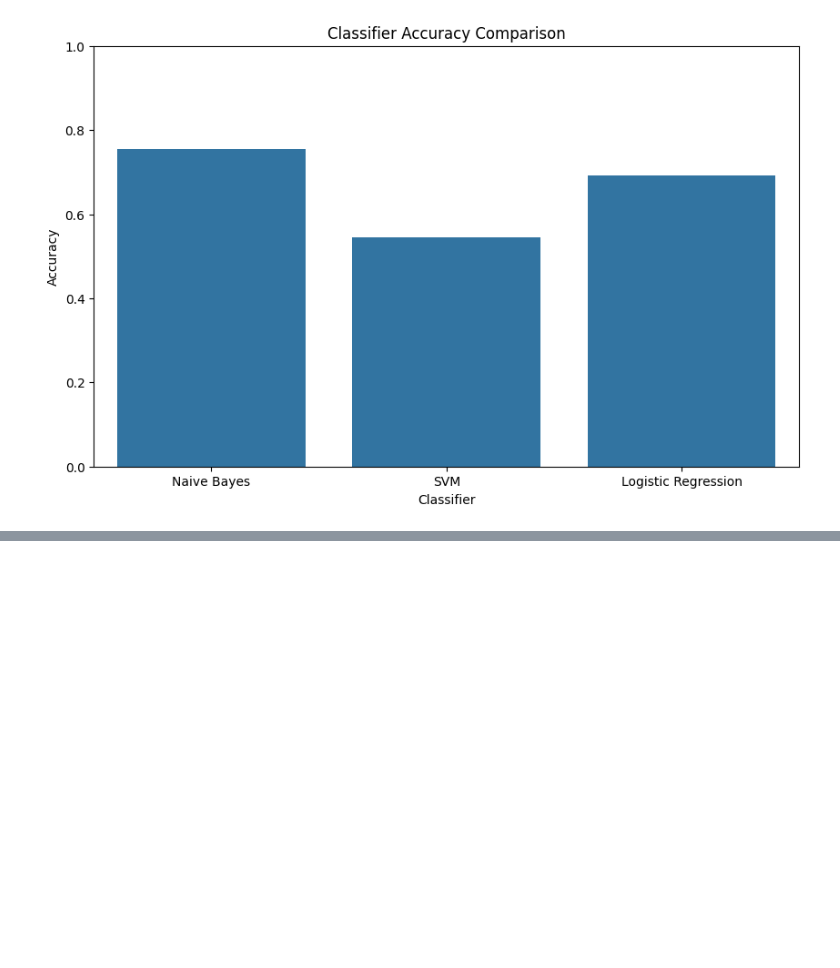
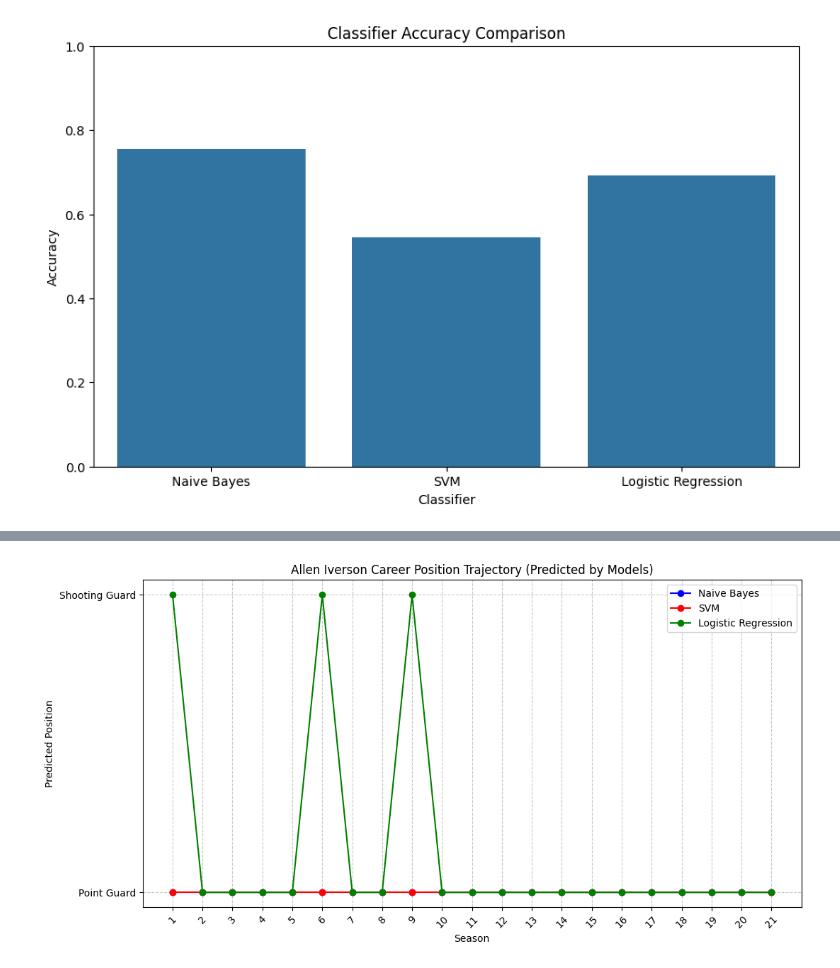
Before and after one commit to liuhengche/2324, a Jupyter notebook: project/positions/format.ipynb, the cells around one changed output, grey strips where cells are left out. Saved outputs shown, nothing was run; the diff lists cells and outputs as text; code cells hidden in the pictures; blank space fills up the shorter version.

```diff
--- a/project/positions/format.ipynb
+++ b/project/positions/format.ipynb
@@ -353,0 +528,96 @@ Please also refer to the documentation for alternative solver options:
+# %%
+import pandas as pd
+from sklearn.naive_bayes import GaussianNB
+from sklearn.svm import SVC
+from sklearn.linear_model import LogisticRegression
+import matplotlib.pyplot as plt
+
+# Load the training dataset
+data = pd.read_csv('basketball_stats.csv')
+X_train = data[['H', 'W', '3PA']]
+y_train = data['POS']
+
+# Initialize and train models
+nb = GaussianNB()
+svm = SVC()
+lr = LogisticRegression(max_iter=1000)
+models = {'Naive Bayes': nb, 'SVM': svm, 'Logistic Regression': lr}
+
+for model in models.values():
+    model.fit(X_train, y_train)
+
+# Load player datasets
+players = {
+    'Allen Iverson': pd.read_csv('allen_iverson.csv'),
+    'James Harden': pd.read_csv('james_harden.csv'),
+    'LeBron James': pd.read_csv('lebron_james.csv')
+}
+
+# POS value to position mapping
+pos_mapping = {
+    1: 'Point Guard',
+    2: 'Shooting Guard',
+    3: 'Small Forward',
+    4: 'Power Forward',
+    5: 'Center'
+}
+
+
+def plot_career_trajectory(player_name, player_data):
+    # Prepare features for all seasons and next season (using last season's data)
+    X_seasons = player_data[['H', 'W', '3PA']]
+    num_seasons = len(X_seasons)
+    seasons = range(1, num_seasons + 1)  # Historical seasons (1-based index)
+
+    # Predict positions for all historical seasons (for visualization, though not typical; here we assume each season's features predict its position)
+    # Note: In reality, positions are stable, but this shows model predictions per season's stats
+    pred_nb = [models['Naive Bayes'].predict([row])[0] for _, row in X_seasons.iterrows()]
+    pred_svm = [models['SVM'].predict([row])[0] for _, row in X_seasons.iterrows()]
+    pred_lr = [models['Logistic Regression'].predict([row])[0] for _, row in X_seasons.iterrows()]
+
+    # Predict next season using last season's data
+    next_season_pred = {
+        'Naive Bayes': models['Naive Bayes'].predict(X_seasons.iloc[-1:])[0],
+        'SVM': models['SVM'].predict(X_seasons.iloc[-1:])[0],
+        'Logistic Regression': models['Logistic Regression'].predict(X_seasons.iloc[-1:])[0]
+    }
+
+    # Extend seasons and predictions for next season
+    seasons_with_next = list(seasons) + [num_seasons + 1]
+    pred_nb.append(next_season_pred['Naive Bayes'])
+    pred_svm.append(next_season_pred['SVM'])
+    pred_lr.append(next_season_pred['Logistic Regression'])
+
+    # Map POS values to position names
+    pred_nb_names = [pos_mapping[pos] for pos in pred_nb]
+    pred_svm_names = [pos_mapping[pos] for pos in pred_svm]
+    pred_lr_names = [pos_mapping[pos] for pos in pred_lr]
+
+    # Plot
+    plt.figure(figsize=(12, 6))
+    plt.plot(seasons_with_next, pred_nb_names, marker='o', linestyle='-', label='Naive Bayes', color='blue')
+    plt.plot(seasons_with_next, pred_svm_names, marker='o', linestyle='-', label='SVM', color='red')
+    plt.plot(seasons_with_next, pred_lr_names, marker='o', linestyle='-', label='Logistic Regression', color='green')
+
+    plt.title(f'{player_name} Career Position Trajectory (Predicted by Models)')
+    plt.xlabel('Season')
+    plt.ylabel('Predicted Position')
+    plt.xticks(seasons_with_next, rotation=45)
+    plt.legend()
+    plt.grid(True, linestyle='--', alpha=0.7)
+    plt.show()
+
+
+# Generate plots for each player
+for player_name, data in players.items():
+    plot_career_trajectory(player_name, data)
+
+# Display next season predictions (optional, based on last season's data)
+print("Next Season Predictions:")
+for player_name, data in players.items():
+    last_season_features = data[['H', 'W', '3PA']].iloc[-1:]
+    predictions = {
+        model_name: pos_mapping[model.predict(last_season_features)[0]] for model_name, model in models.items()
+    }
+    print(f"{player_name}: {predictions}")
+# %% [output]
@@ -353,0 +631 @@ Please also refer to the documentation for alternative solver options:
+[figure, added]
```
Also changed, not shown: parts of 5 cells of this notebook, 9 other files.
